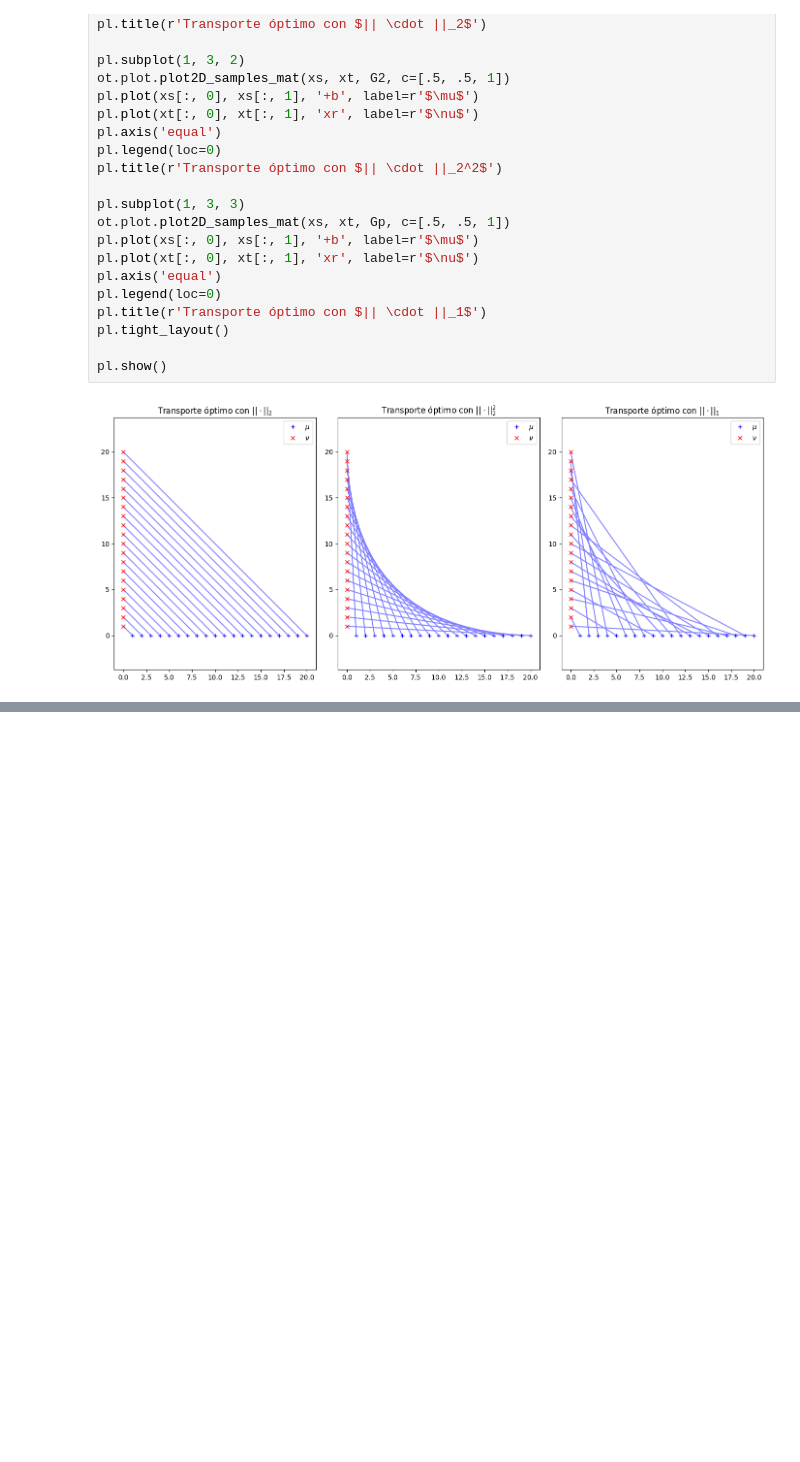
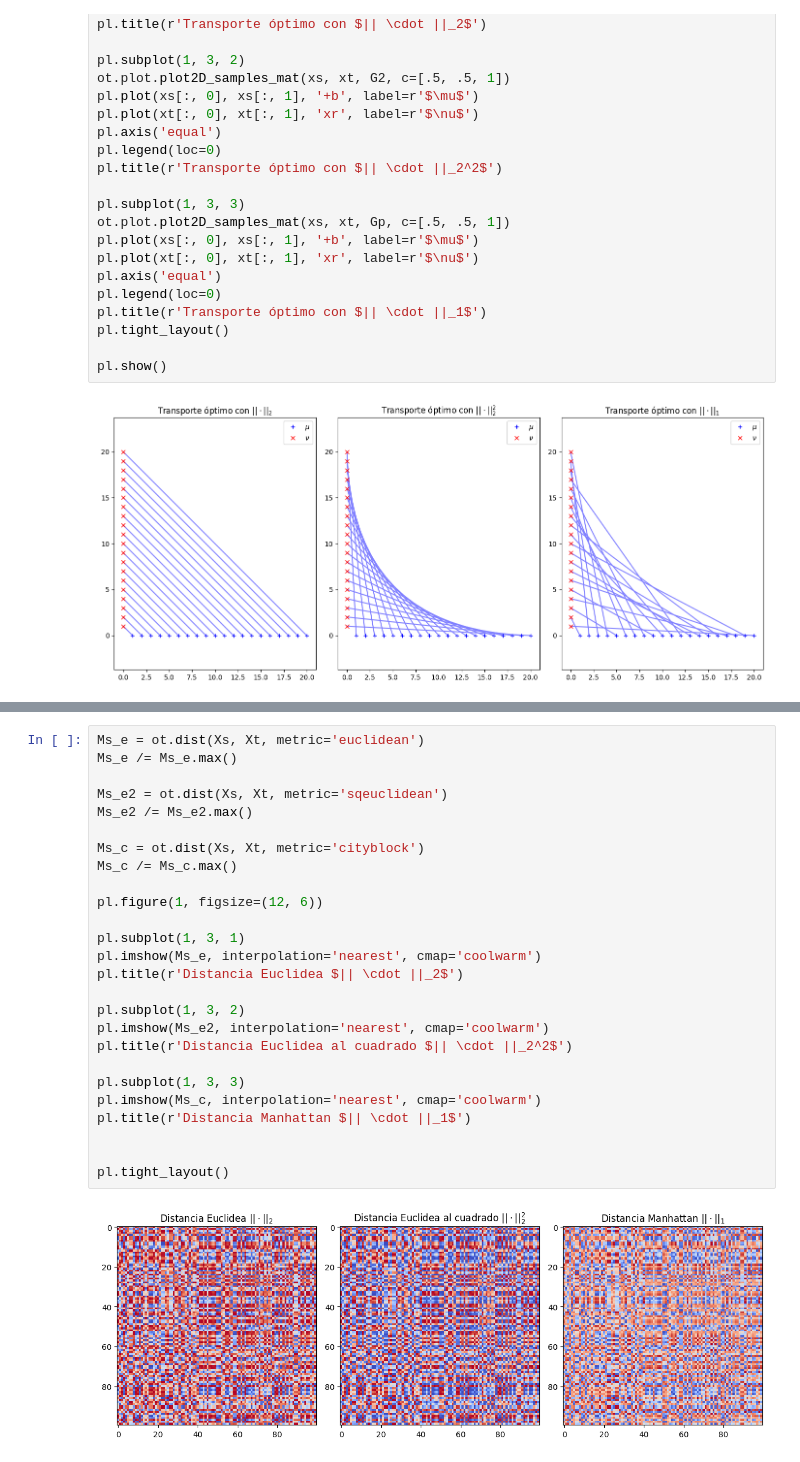
Before and after one commit to britsimm/simulaciones_transporte_optimo, a Jupyter notebook: cambiando_distancias.ipynb, the cells around one changed output, grey strips where cells are left out. Drawn from its saved outputs; the diff is of its cells as text; blank space fills up the shorter version.

```diff
--- a/cambiando_distancias.ipynb
+++ b/cambiando_distancias.ipynb
@@ -95,0 +125,28 @@ pl.show()
+# %%
+Ms_e = ot.dist(Xs, Xt, metric='euclidean')
+Ms_e /= Ms_e.max()
+
+Ms_e2 = ot.dist(Xs, Xt, metric='sqeuclidean')
+Ms_e2 /= Ms_e2.max()
+
+Ms_c = ot.dist(Xs, Xt, metric='cityblock')
+Ms_c /= Ms_c.max()
+
+pl.figure(1, figsize=(12, 6))
+
+pl.subplot(1, 3, 1)
+pl.imshow(Ms_e, interpolation='nearest', cmap='coolwarm')
+pl.title(r'Distancia Euclidea $|| \cdot ||_2$')
+
+pl.subplot(1, 3, 2)
+pl.imshow(Ms_e2, interpolation='nearest', cmap='coolwarm')
+pl.title(r'Distancia Euclidea al cuadrado $|| \cdot ||_2^2$')
+
+pl.subplot(1, 3, 3)
+pl.imshow(Ms_c, interpolation='nearest', cmap='coolwarm')
+pl.title(r'Distancia Manhattan $|| \cdot ||_1$')
+
+
+pl.tight_layout()
+# %% [output]
+[figure, added]
```
Also changed, not shown: parts of 5 cells of this notebook.
